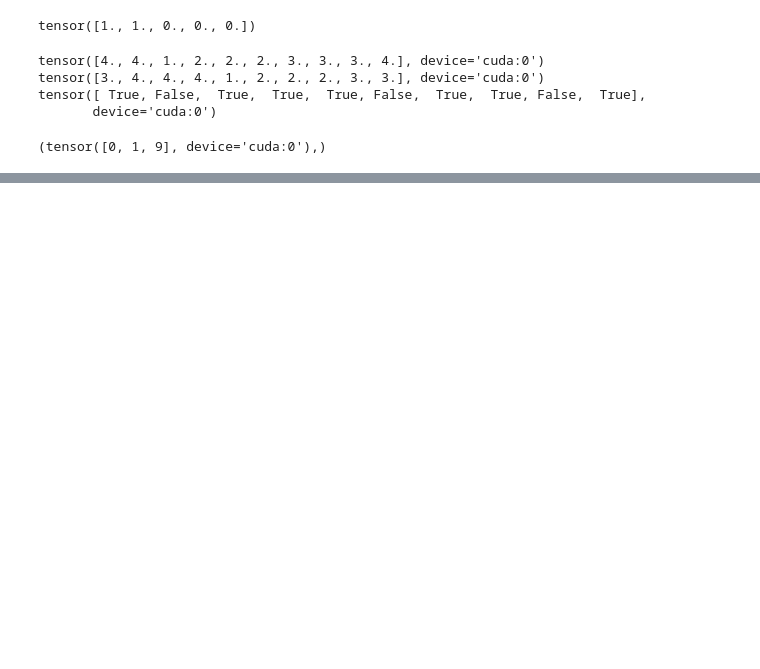
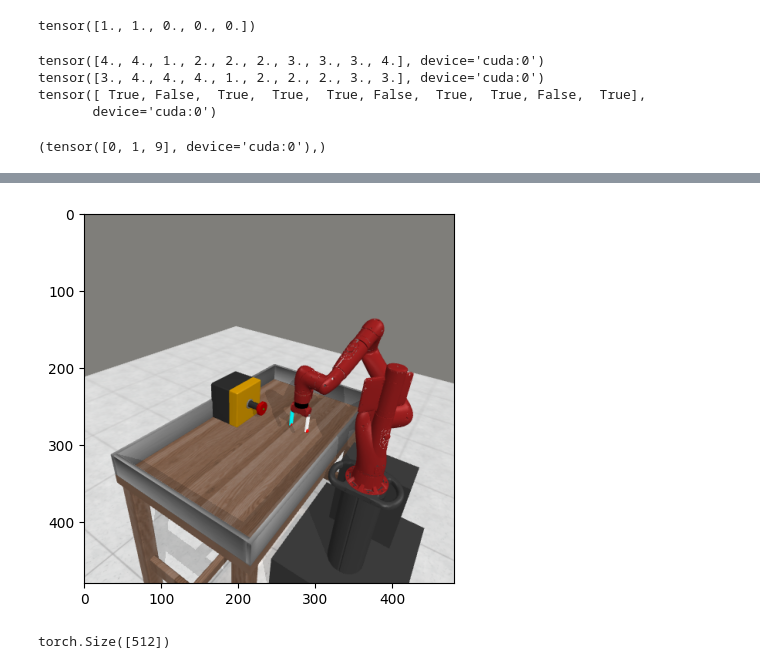
Before and after one commit to dubbell/manipurl, a Jupyter notebook: notebooks/test.ipynb, the cells around one changed output, grey strips where cells are left out. Drawn from its saved outputs; the diff is of its cells as text; code cells hidden in the pictures; blank space fills up the shorter version.

```diff
--- a/notebooks/test.ipynb
+++ b/notebooks/test.ipynb
@@ -54,0 +88,14 @@ torch.where(buffer.pos_part == 4)
+# %%
+from manipurl.utils.env import create_environment
+
+
+env = create_environment('button-press-v3', 0)
+
+env.reset()
+
+img2 = env.render()
+# %%
+plt.imshow(img2[::-1])
+plt.show()
+# %% [output]
+[figure, added]
@@ -54,0 +108,4 @@ torch.where(buffer.pos_part == 4)
+# %%
+emb.shape
+# %% [output]
+torch.Size([512])
```
Also changed, not shown: parts of 6 cells of this notebook, 7 other files.
